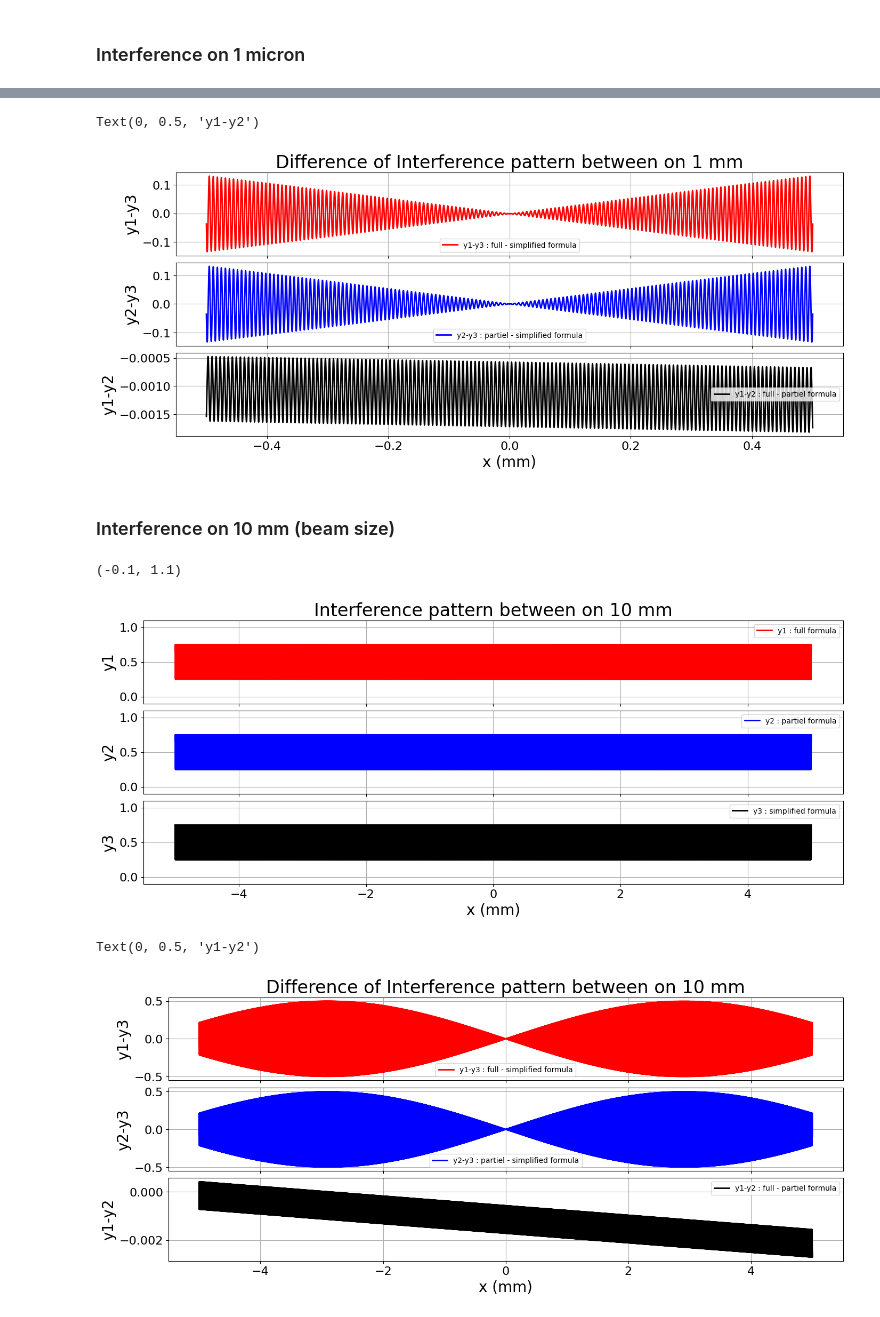
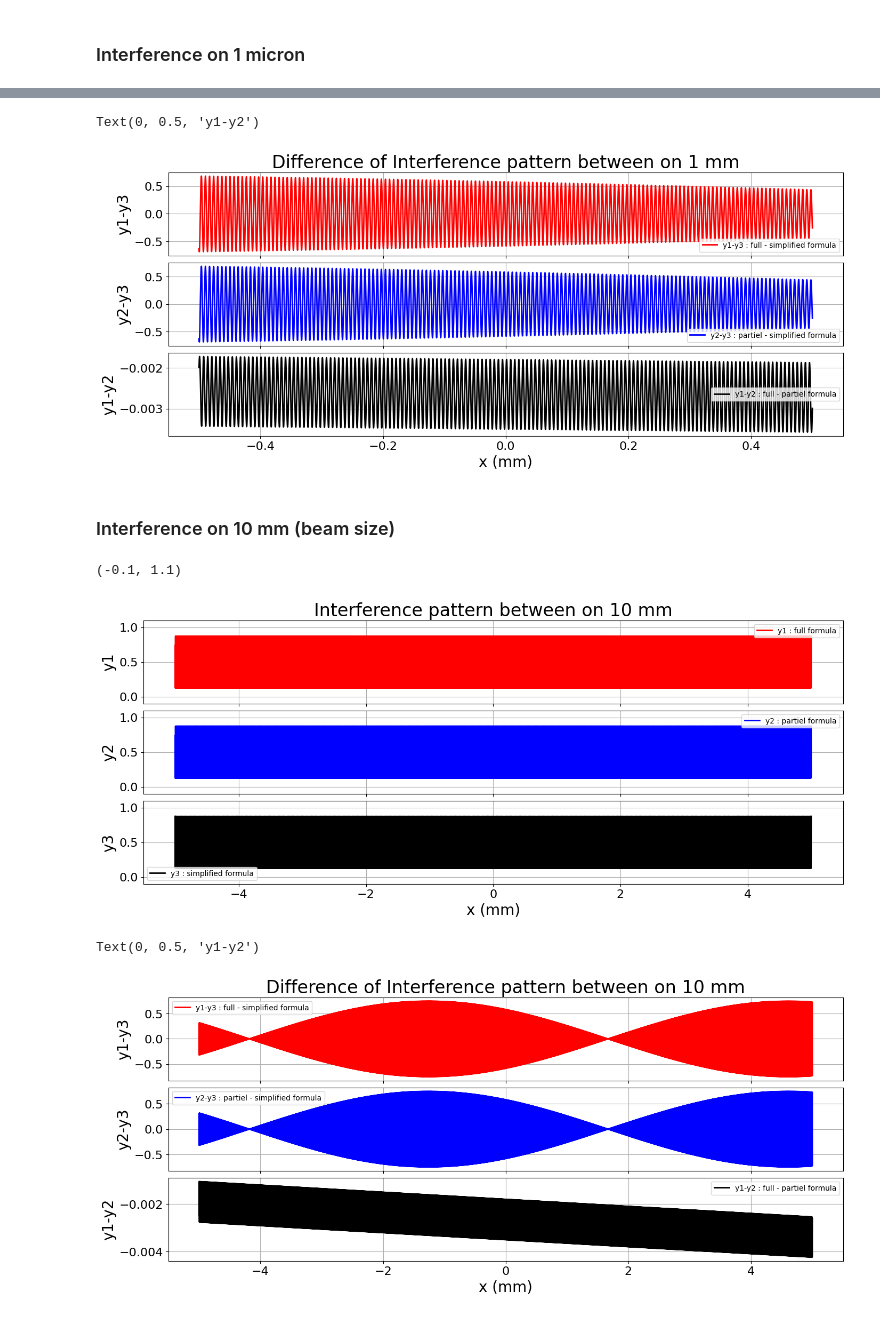
Before and after one commit to sylvielsstfr/AuxtelPSFpoppy, a Jupyter notebook: docs/notebooks/introdiffraction/04_InterferenceTwoSources.ipynb, the cells around one changed output, grey strips where cells are left out. Drawn from its saved outputs; the diff is of its cells as text; code cells hidden in the pictures.

```diff
--- a/docs/notebooks/introdiffraction/04_InterferenceTwoSources.ipynb
+++ b/docs/notebooks/introdiffraction/04_InterferenceTwoSources.ipynb
@@ -298,6 +299,13 @@ def InterferenceModule1D_1(x,C=0.5,DPsi=0):
     return InterferenceModule1(x,0.,C=C,DPsi=DPsi)
 def InterferenceModule1D_2(x,C=0.5,DPsi=0):
     return InterferenceModule2(x,0.,C=C,DPsi=DPsi)
+# %%
+def InterferenceModule1D_1_A(x,C=0.5,DPsi=0):
+    return InterferenceModule1D_1((x+dR/2),C=C,DPsi=DPsi)
+def InterferenceModule1D_2_A(x,C=0.5,DPsi=0):
+    return InterferenceModule1D_2((x+dR/2),C=C,DPsi=DPsi)
+def InterferenceModule1D_3_A(x,C=0.5,DPsi=0):
+    return InterferenceModule1D_3((x+dR/2),C=C,DPsi=DPsi)
 # %% [markdown]
 ## Plot Interference pattern and differences
 # %%
@@ -383,8 +391,8 @@ ax1.set_ylim(-0.1,1.1)
 # %%
 x = np.linspace(-.5,0.5,50000)
-y1 = InterferenceModule1D_1(x,C,DPSI)
-y2 = InterferenceModule1D_2(x,C,DPSI)
-y3 = InterferenceModule1D_3(x,C,DPSI)
+y1 = InterferenceModule1D_1_A(x,C,DPSI)
+y2 = InterferenceModule1D_2_A(x,C,DPSI)
+y3 = InterferenceModule1D_3_A(x,C,DPSI)
 
 fig,(ax1,ax2,ax3)  = plt.subplots(3,1,figsize=(14,6),layout="constrained",sharex=True)
 ax1.plot(x,y1-y3,'r',label = "y1-y3 : full - simplified formula")
@@ -402,14 +410,14 @@ ax2.set_ylabel("y2-y3")
 ax3.set_ylabel("y1-y2")
 # %% [output]
 Text(0, 0.5, 'y1-y2')
-[figure, old version]
+[figure, new version]
 # %% [markdown]
 ### Interference on 10 mm (beam size)
 # %%
 x = np.linspace(-5.,5.,50000)
-y1 = InterferenceModule1D_1(x,C,DPSI)
-y2 = InterferenceModule1D_2(x,C,DPSI)
-y3 = InterferenceModule1D_3(x,C,DPSI)
+y1 = InterferenceModule1D_1_A(x,C,DPSI)
+y2 = InterferenceModule1D_2_A(x,C,DPSI)
+y3 = InterferenceModule1D_3_A(x,C,DPSI)
 
 
 fig,(ax1,ax2,ax3)  = plt.subplots(3,1,figsize=(14,6),layout="constrained",sharex=True,sharey=True)
@@ -428,27 +436,27 @@ ax3.set_xlabel("x (mm)")
 ax1.set_ylim(-0.1,1.1)
 # %% [output]
 (-0.1, 1.1)
-[figure, old version]
+[figure, new version]
 # %%
 x = np.linspace(-5.0,5.0,50000)
-y1 = InterferenceModule1D_1(x,C,DPSI)
-y2 = InterferenceModule1D_2(x,C,DPSI)
-y3 = InterferenceModule1D_3(x,C,DPSI)
+y1 = InterferenceModule1D_1_A(x,C,DPSI)
+y2 = InterferenceModule1D_2_A(x,C,DPSI)
+y3 = InterferenceModule1D_3_A(x,C,DPSI)
 
 fig,(ax1,ax2,ax3)  = plt.subplots(3,1,figsize=(14,6),layout="constrained",sharex=True)
 ax1.plot(x,y1-y3,'r',label = "y1-y3 : full - simplified formula")
 ax2.plot(x,y2-y3,'b',label = "y2-y3 : partiel - simplified formula")
 ax3.plot(x,y1-y2,'k',label = "y1-y2 : full - partiel formula")
 ax1.grid(); ax1.legend()
 ax2.grid(); ax2.legend()
 ax3.grid(); ax3.legend()
 
 
 ax1.set_title("Difference of Interference pattern between on 10 mm")
 ax3.set_xlabel("x (mm)")
 ax1.set_ylabel("y1-y3")
 ax2.set_ylabel("y2-y3")
 ax3.set_ylabel("y1-y2")
 # %% [output]
 Text(0, 0.5, 'y1-y2')
-[figure, old version]
+[figure, new version]
```
Also changed, not shown: parts of 4 cells of this notebook, 2 other files.
